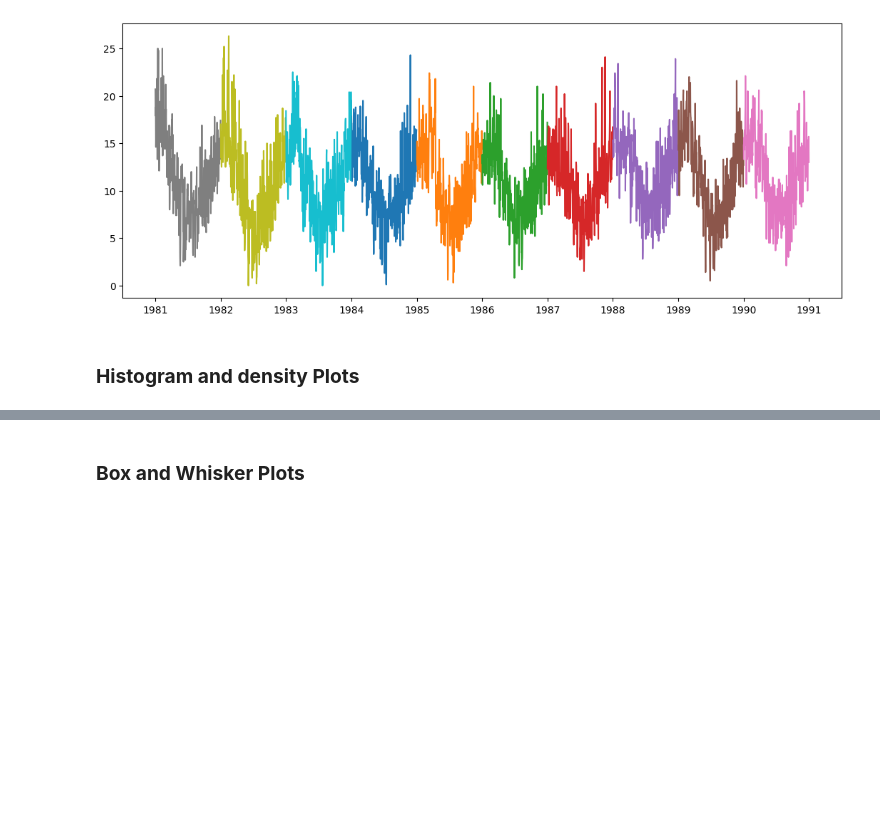
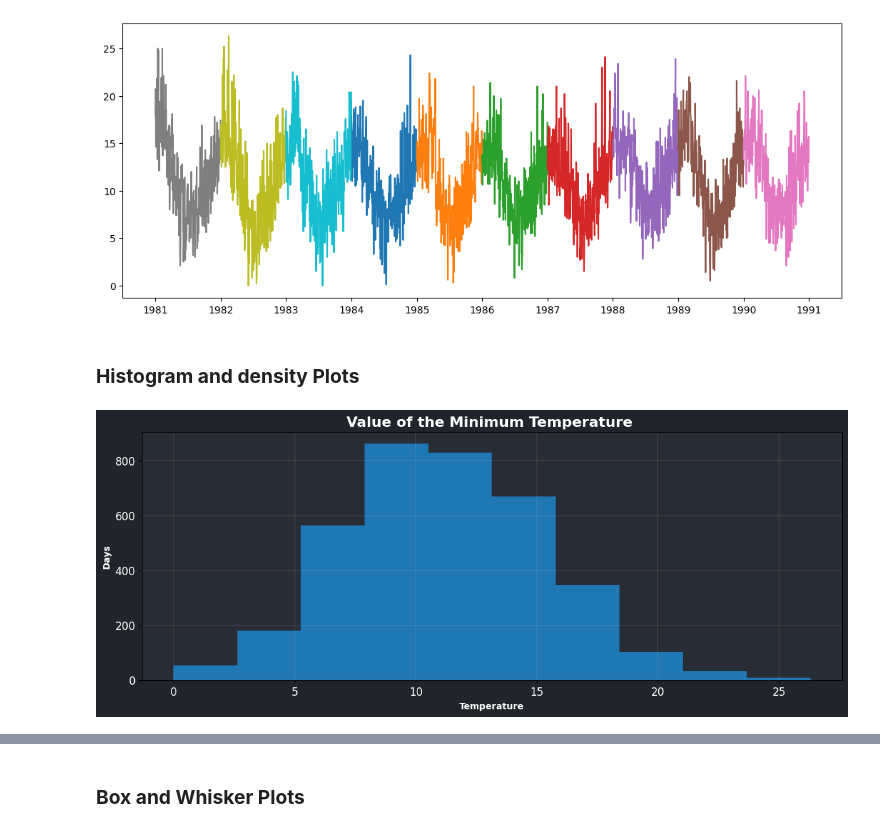
Before and after one commit to JuanFeA98/Time_Series, a Jupyter notebook: Classes/Introduction to Time Series Forecasting/Time_Series.ipynb, the cells around one changed output, grey strips where cells are left out. Cells and saved outputs as stored; diff of their text form; code cells hidden in the pictures; blank space fills up the shorter version.

Commit message:
Some charts

```diff
--- a/Classes/Introduction to Time Series Forecasting/Time_Series.ipynb
+++ b/Classes/Introduction to Time Series Forecasting/Time_Series.ipynb
@@ -243,3 +207,21 @@ plt.show()
 [figure]
 # %% [markdown]
 ### **Histogram and density Plots**
+# %%
+fig, ax = plt.subplots(figsize=(14, 5))
+plt.title('Value of the Minimum Temperature ', size=16, color='white', weight=700)
+plt.grid(visible=True, linewidth=0.1, color='white')
+fig.patch.set_facecolor('#21252b')
+ax.set_facecolor('#282c34')
+
+ax.hist(daily_temperature['Temperature'])
+
+plt.xlabel('Temperature', size=10, weight=700, color='white')
+plt.xticks(color='white', size=12)
+
+plt.ylabel('Days', size=10, weight=700, color='white')
+plt.yticks(color='white', size=12)
+
+plt.show()
+# %% [output]
+[figure, added]
```
Also changed, not shown: parts of 8 cells of this notebook.
